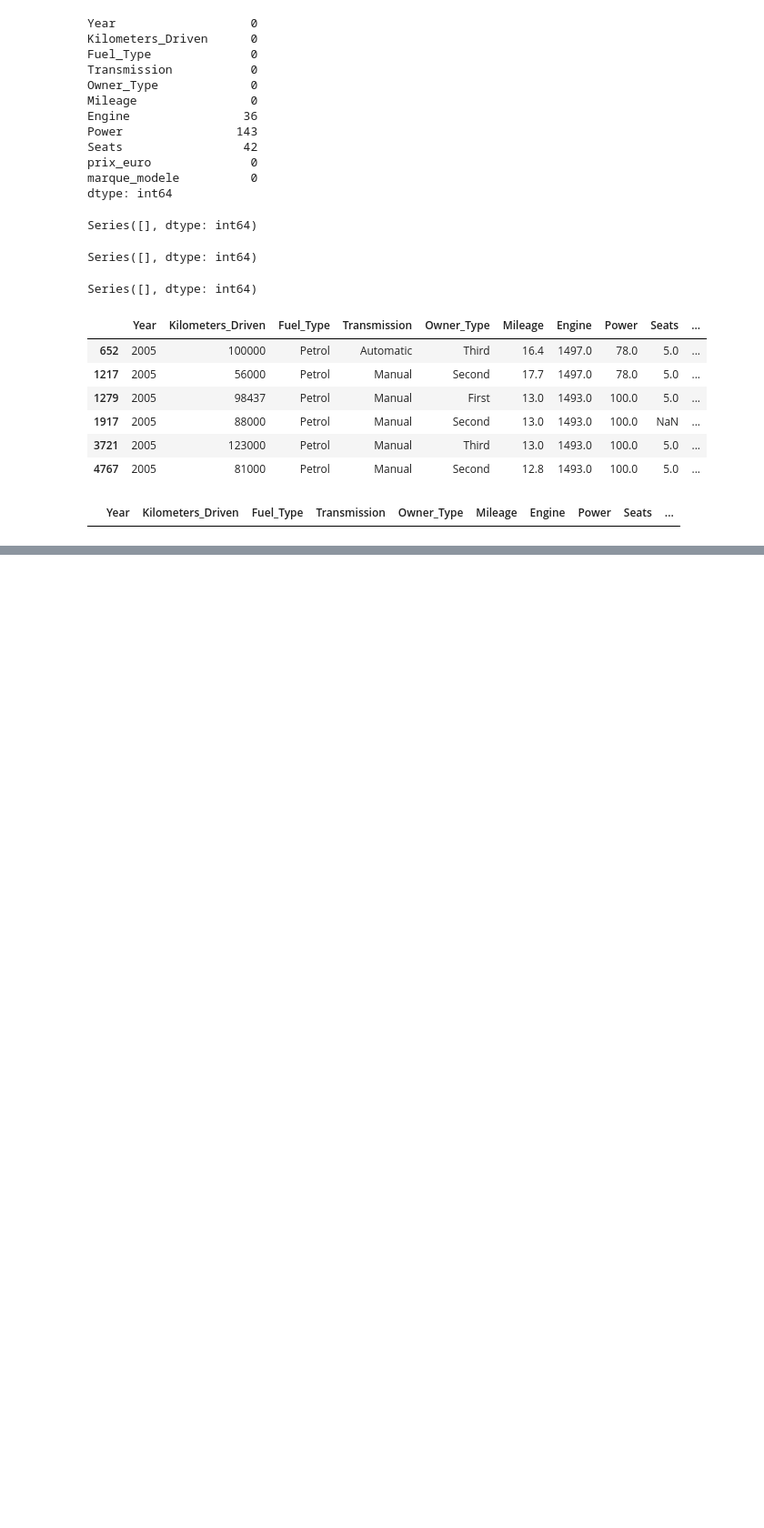
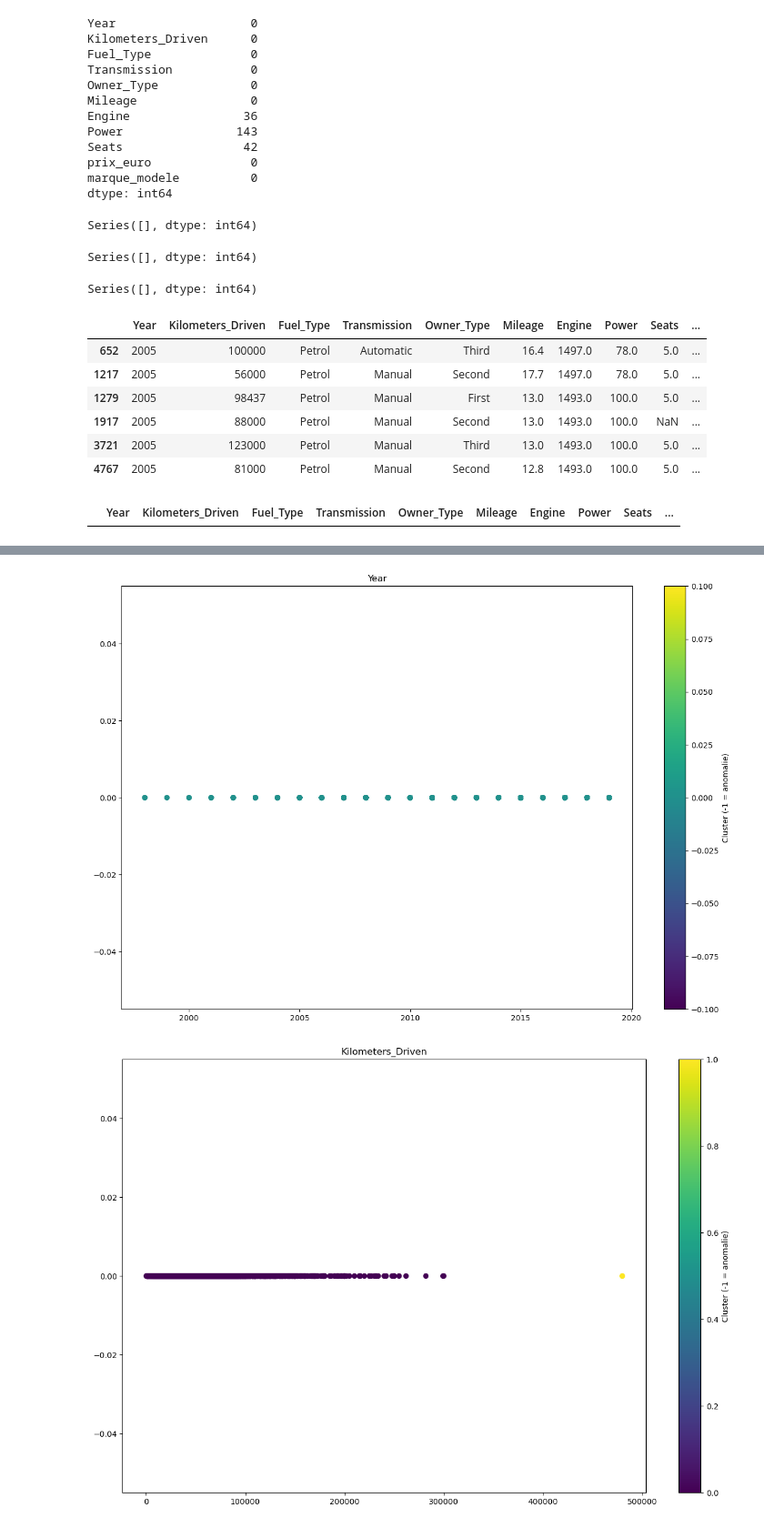
Before and after one commit to medjbeuryacine/Projet-Regression-, a Jupyter notebook: partie_yacine/eda.ipynb, the cells around one changed output, grey strips where cells are left out. Shown at 91% size. Drawn from its saved outputs; the diff is of its cells as text; code cells hidden in the pictures; blank space fills up the shorter version.

```diff
--- a/partie_yacine/eda.ipynb
+++ b/partie_yacine/eda.ipynb
@@ -301,3 +303,5 @@ data.loc[1917, "Seats"] = 5
 data[(data["marque_modele"] == "Honda City") & (data["Seats"].isna())]
 # %% [output]
 |  | Year | Kilometers_Driven | Fuel_Type | Transmission | Owner_Type | Mileage | Engine | Power | Seats | ... |
+# %%
+data1 = pd.read_csv("data_nan_remplit_main.csv")
@@ -303,0 +323,16 @@ data[(data["marque_modele"] == "Honda City") & (data["Seats"].isna())]
+# %%
+from sklearn.cluster import DBSCAN
+import numpy as np
+
+for col in data1.select_dtypes(np.number).columns:
+    X = data1[col].values.reshape(-1, 1)
+    db = DBSCAN(eps=30000, min_samples=2).fit(X)
+    data1["valeur_aburante"] = db.labels_
+    plt.figure(figsize=(15,10))
+    plt.title(col)
+    plt.scatter(data1[col], [0] * len(data1), c=data1["valeur_aburante"], cmap="viridis", marker="o")
+    plt.colorbar(label="Cluster (-1 = anomalie)")
+    plt.show()
+# %% [output]
+[figure, added]
+[figure, added]
```
Also changed, not shown: parts of 41 cells of this notebook, 9 other files.
